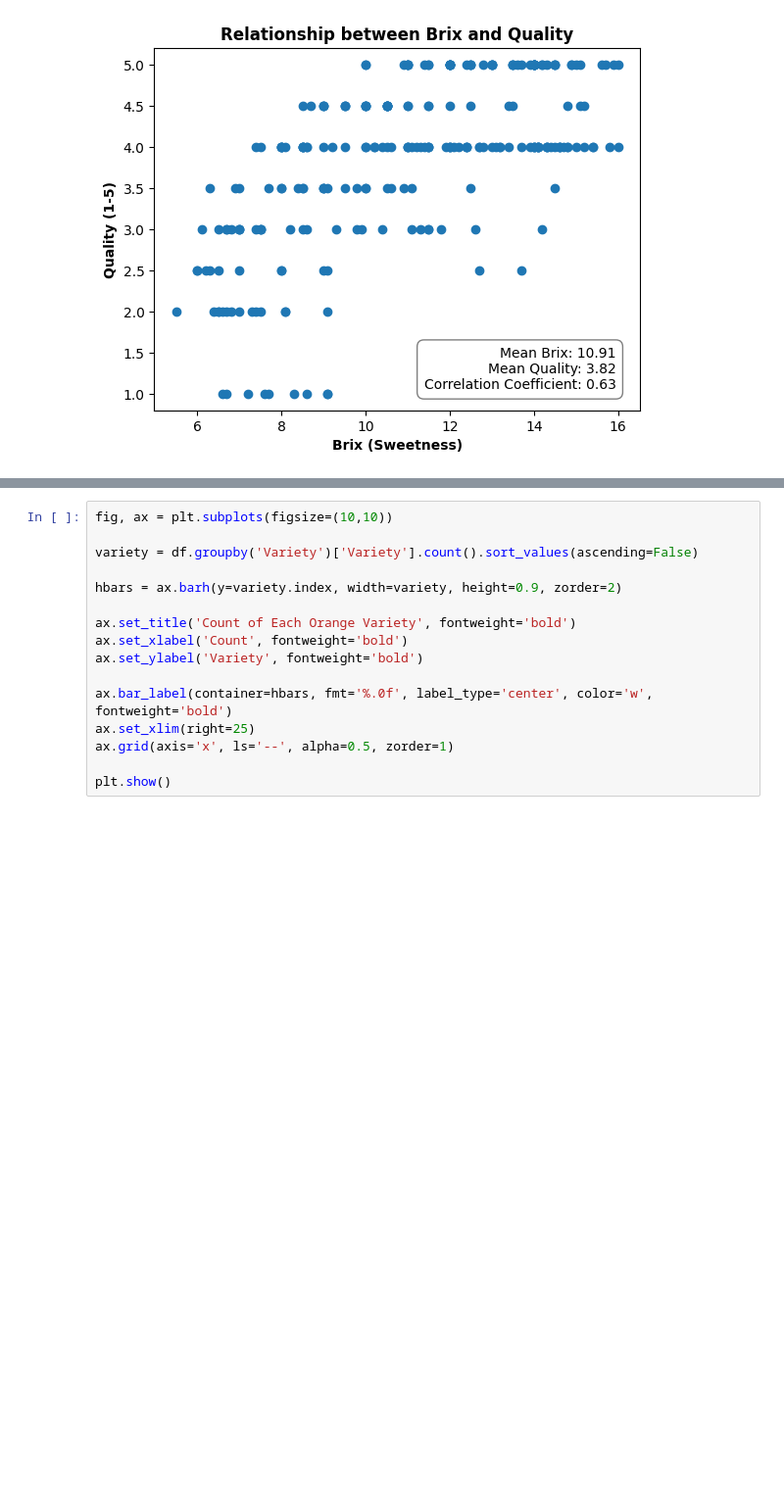
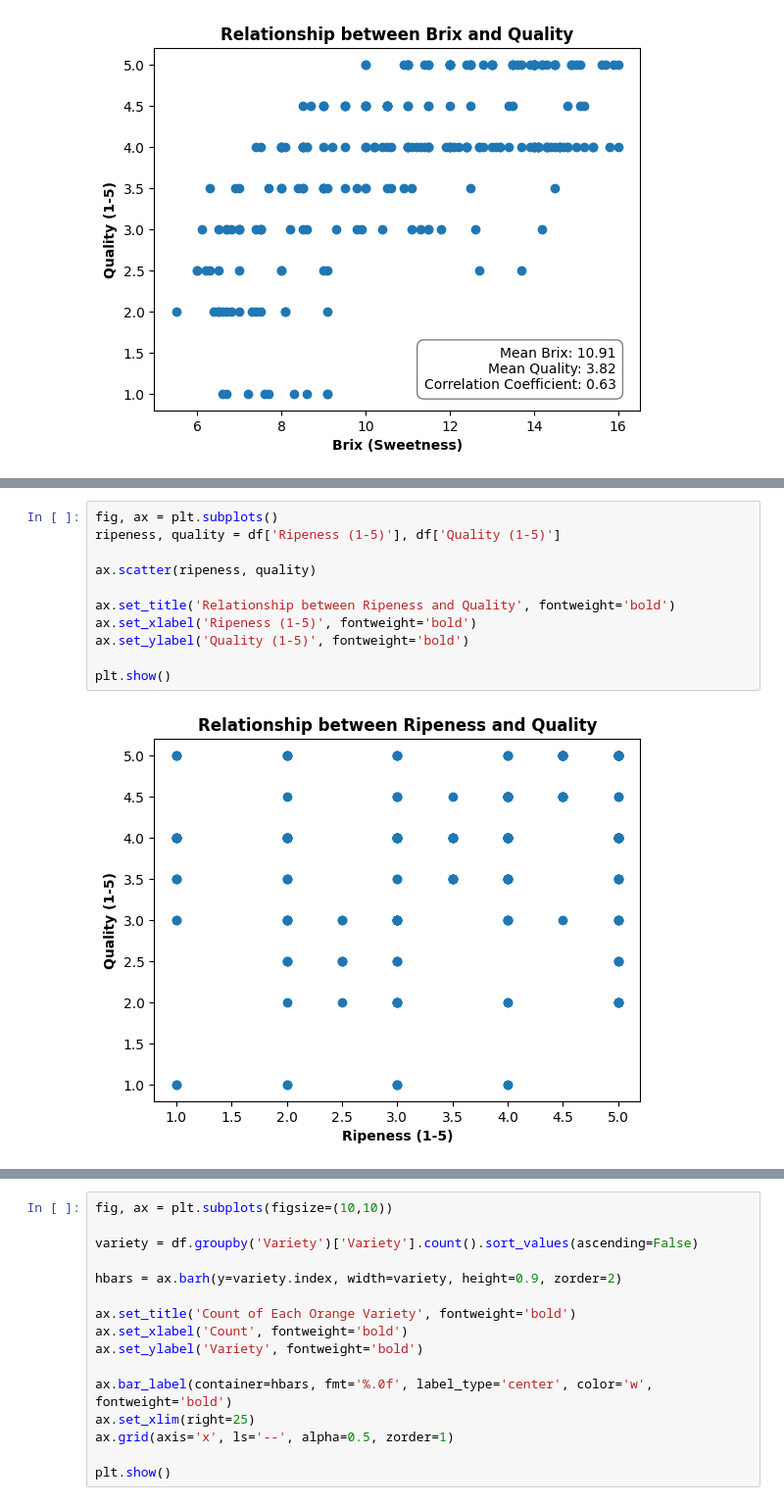
Before and after one commit to NotSinan/orange-data-analysis, a Jupyter notebook: data_analysis.ipynb, the cells around one changed output, grey strips where cells are left out. Shown: that part at 98% size. Cells and saved outputs as stored; diff of their text form; blank space fills up the shorter version.

```diff
--- a/data_analysis.ipynb
+++ b/data_analysis.ipynb
@@ -98,0 +112,13 @@ plt.show()
+# %%
+fig, ax = plt.subplots()
+ripeness, quality = df['Ripeness (1-5)'], df['Quality (1-5)']
+
+ax.scatter(ripeness, quality)
+
+ax.set_title('Relationship between Ripeness and Quality', fontweight='bold')
+ax.set_xlabel('Ripeness (1-5)', fontweight='bold')
+ax.set_ylabel('Quality (1-5)', fontweight='bold')
+
+plt.show()
+# %% [output]
+[figure, added]
```
Also changed, not shown: parts of 2 cells of this notebook, 1 other file.
